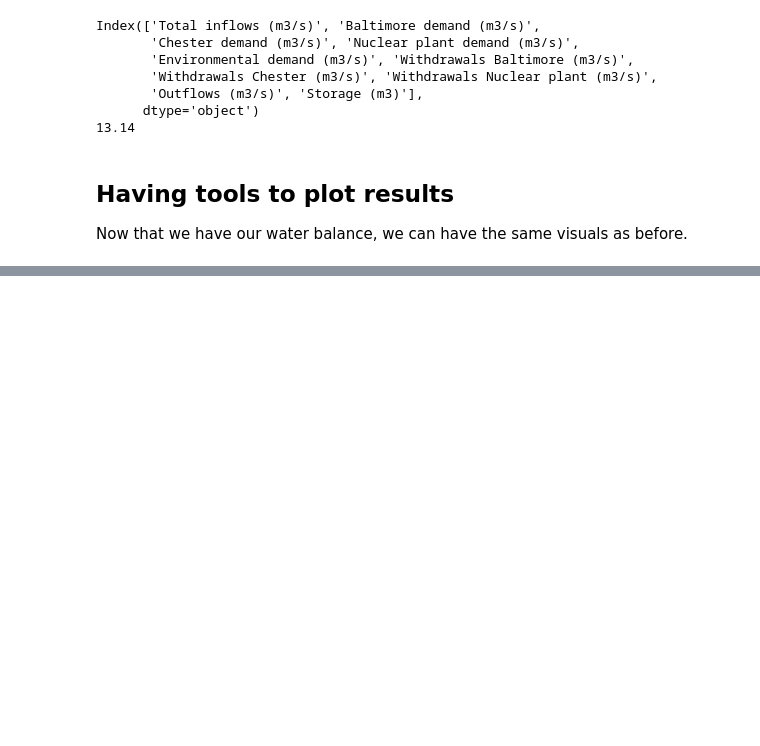
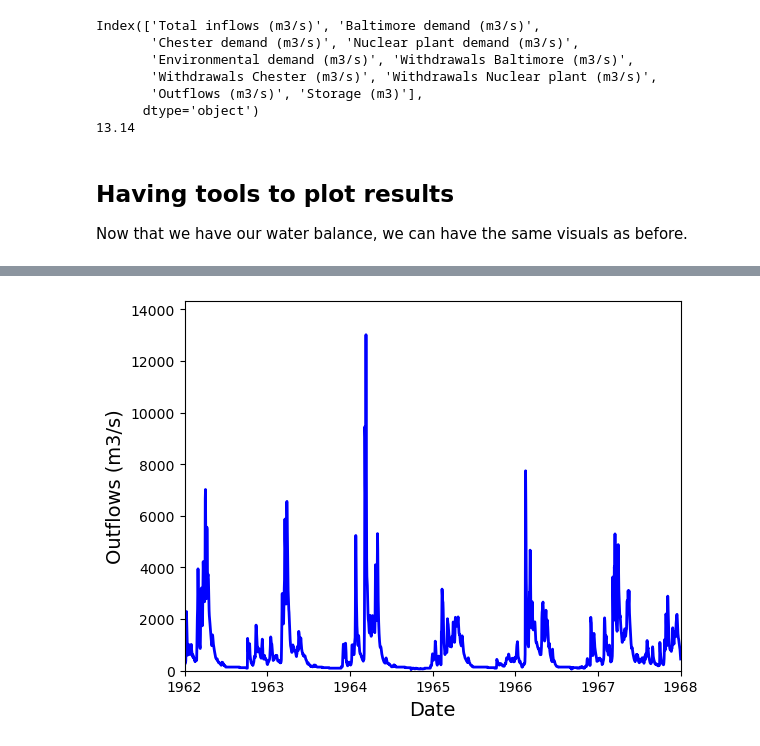
Before and after one commit to charlesrouge/civx782, a Jupyter notebook: tutorials/3-Simulating_climate_change.ipynb, the cells around one changed output, grey strips where cells are left out. Drawn from its saved outputs; the diff is of its cells as text; code cells hidden in the pictures; blank space fills up the shorter version.

```diff
--- a/tutorials/3-Simulating_climate_change.ipynb
+++ b/tutorials/3-Simulating_climate_change.ipynb
@@ -293,0 +96,8 @@ Overall, do the failure indicators reflect how valuable respective uses are? If
+# %%
+# Outflows
+fig = flow_plots.timeseries(balance=historical_balance,
+                            flux_name='Outflows',
+                            first_date=datetime.date(1962, 1, 1),
+                            last_date=datetime.date(1968, 1, 1))
+# %% [output]
+[figure, added]
```
Also changed, not shown: parts of 56 cells of this notebook, 2 other files.
